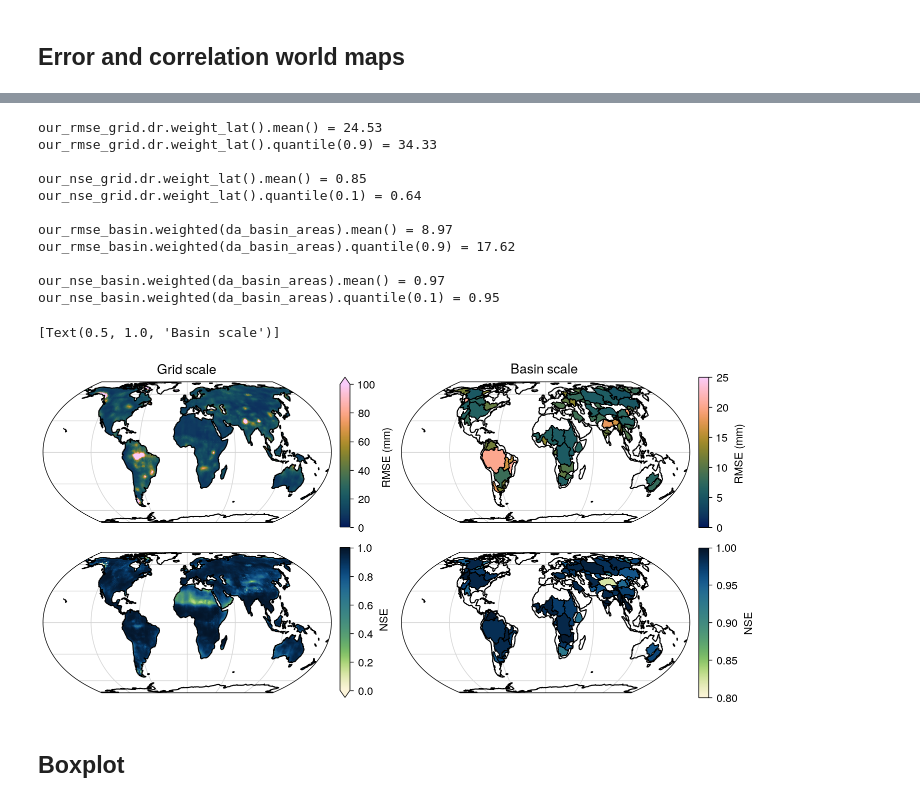
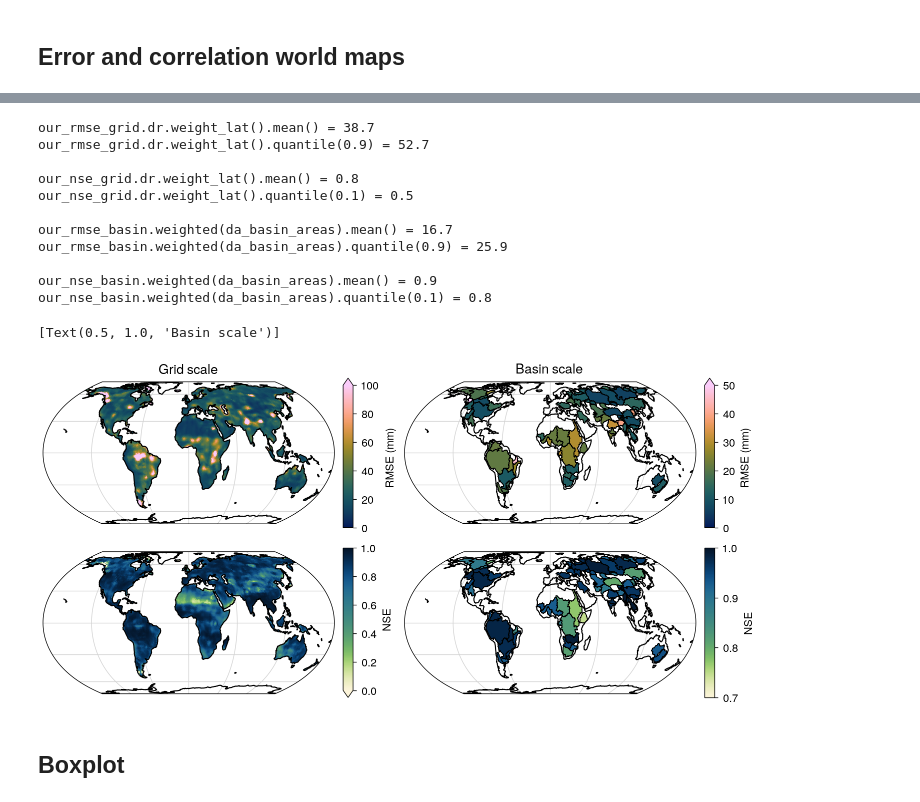
Before and after one commit to lqgentner/deeprec, a Jupyter notebook: notebooks/21-paper-plots/grace-metrics.ipynb, the cells around one changed output, grey strips where cells are left out. Cells and saved outputs as stored; diff of their text form; code cells hidden in the pictures.

Commit message:
GRACE paper plot: Evaluate until 2023 for our rec and until 2019 for the global comparison (ours vs. others)

```diff
--- a/notebooks/21-paper-plots/grace-metrics.ipynb
+++ b/notebooks/21-paper-plots/grace-metrics.ipynb
@@ -81,9 +79,7 @@ our_name = "twsa_our"
 ds_grid = ds_all[[target_name, *eval_names]]
 # Only evaluate GRACE time
 ds_grid = ds_grid.sel(time=slice("2002", "2023")).compute()
-# Remove missing time steps - remove missing time steps in GRACE for all vars
-ds_grid = ds_grid.where(ds_grid.dr.time_notnull(), drop=True)
-print(len(ds_grid.time))
+
 # Calculate basin averages
 ds_basin: xr.Dataset = (
     # Select variables and time frame of interest
@@ -99,0 +97,10 @@ ds_basin: xr.Dataset = (
+# %%
+# Remove missing time steps - remove missing time steps in GRACE for all vars
+ds_grid_our = ds_grid[[target_name, our_name]]
+ds_grid_our = ds_grid_our.where(ds_grid_our.dr.time_notnull(), drop=True)
+
+ds_basin_our = ds_basin[[target_name, our_name]]
+ds_basin_our = ds_basin_our.where(ds_grid_our.dr.time_notnull(), drop=True)
+
+times_our = ds_grid_our.get_index("time")
+print(f"Period: {times_our[0].date()} to {times_our[-1].date()}")
@@ -99,0 +109,16 @@ ds_basin: xr.Dataset = (
+# %%
+# RMSE
+our_rmse_grid = metrics.rmse(
+    ds_grid_our[target_name], ds_grid_our[our_name], dim="time", skipna=True
+)
+our_rmse_basin = metrics.rmse(
+    ds_basin[target_name], ds_basin[our_name], dim="time", skipna=True
+)
+
+# NSE
+our_nse_grid = metrics.nse(
+    ds_grid_our[target_name], ds_grid_our[our_name], dim="time", skipna=True
+)
+our_nse_basin = metrics.nse(
+    ds_basin[target_name], ds_basin[our_name], dim="time", skipna=True
+)
@@ -113,11 +152,6 @@ da_nse_grid = metrics.nse(
 da_nse_basin = metrics.nse(
     ds_basin[target_name], ds_basin[eval_names], dim="time", skipna=True
 ).to_dataarray("model")
-# %%
-our_rmse_grid = da_rmse_grid.sel(model=our_name, drop=True)
-our_rmse_basin = da_rmse_basin.sel(model=our_name, drop=True)
-our_nse_grid = da_nse_grid.sel(model=our_name, drop=True)
-our_nse_basin = da_nse_basin.sel(model=our_name, drop=True)
 # %%
 rmse_kwargs = dict(
     cbar_kwargs=dict(
@@ -183,62 +217,62 @@ our_nse_basin.max() = 1.00
 # %%
-print(f"{our_rmse_grid.dr.weight_lat().mean() = :.2f}")
-print(f"{our_rmse_grid.dr.weight_lat().quantile(0.9) = :.2f}\n")
+print(f"{our_rmse_grid.dr.weight_lat().mean() = :.1f}")
+print(f"{our_rmse_grid.dr.weight_lat().quantile(0.9) = :.1f}\n")
 
-print(f"{our_nse_grid.dr.weight_lat().mean() = :.2f}")
-print(f"{our_nse_grid.dr.weight_lat().quantile(0.1) = :.2f}\n")
+print(f"{our_nse_grid.dr.weight_lat().mean() = :.1f}")
+print(f"{our_nse_grid.dr.weight_lat().quantile(0.1) = :.1f}\n")
 
-print(f"{our_rmse_basin.weighted(da_basin_areas).mean() = :.2f}")
-print(f"{our_rmse_basin.weighted(da_basin_areas).quantile(0.9) = :.2f}\n")
+print(f"{our_rmse_basin.weighted(da_basin_areas).mean() = :.1f}")
+print(f"{our_rmse_basin.weighted(da_basin_areas).quantile(0.9) = :.1f}\n")
 
-print(f"{our_nse_basin.weighted(da_basin_areas).mean() = :.2f}")
-print(f"{our_nse_basin.weighted(da_basin_areas).quantile(0.1) = :.2f}\n")
+print(f"{our_nse_basin.weighted(da_basin_areas).mean() = :.1f}")
+print(f"{our_nse_basin.weighted(da_basin_areas).quantile(0.1) = :.1f}\n")
 # %% [output]
-our_rmse_grid.dr.weight_lat().mean() = 24.53
-our_rmse_grid.dr.weight_lat().quantile(0.9) = 34.33
+our_rmse_grid.dr.weight_lat().mean() = 38.7
+our_rmse_grid.dr.weight_lat().quantile(0.9) = 52.7
 
-our_nse_grid.dr.weight_lat().mean() = 0.85
-our_nse_grid.dr.weight_lat().quantile(0.1) = 0.64
+our_nse_grid.dr.weight_lat().mean() = 0.8
+our_nse_grid.dr.weight_lat().quantile(0.1) = 0.5
 
-our_rmse_basin.weighted(da_basin_areas).mean() = 8.97
-our_rmse_basin.weighted(da_basin_areas).quantile(0.9) = 17.62
+our_rmse_basin.weighted(da_basin_areas).mean() = 16.7
+our_rmse_basin.weighted(da_basin_areas).quantile(0.9) = 25.9
 
-our_nse_basin.weighted(da_basin_areas).mean() = 0.97
-our_nse_basin.weighted(da_basin_areas).quantile(0.1) = 0.95
+our_nse_basin.weighted(da_basin_areas).mean() = 0.9
+our_nse_basin.weighted(da_basin_areas).quantile(0.1) = 0.8
 # %%
 fig, axs = plt.subplots(
     2, 2, subplot_kw={"projection": ccrs.EqualEarth()}, figsize=(7.2, 3.5)
 )
 
 # Grid scale plots
 our_rmse_grid.dr.projplot(vmin=0, vmax=100, ax=axs[0][0], **rmse_kwargs)
 our_nse_grid.dr.projplot(vmin=0.0, vmax=1.0, ax=axs[1][0], **nse_kwargs)
 
 # Basin scale plots
 our_rmse_basin.dr.projplot_basins(
     our_rmse_grid,
     vmin=0,
-    vmax=25,
+    vmax=50,
     ax=axs[0][1],
     **rmse_kwargs,
 )
 our_nse_basin.dr.projplot_basins(
     our_nse_grid,
-    vmin=0.8,
+    vmin=0.7,
     vmax=1.0,
     ax=axs[1][1],
     **nse_kwargs,
 )
 
 # Add basinlines
 for ax in [axs[0][1], axs[1][1]]:
     gdf_basin_shapes.dr.projplot(ax=ax, **basinlines_kwargs)
 
 # Titles
 axs[0][0].set(title="Grid scale")
 axs[0][1].set(title="Basin scale")
 # %% [output]
 [Text(0.5, 1.0, 'Basin scale')]
-[figure, old version]
+[figure, new version]
 # %% [markdown]
 ## Boxplot
 # %%
```
Also changed, not shown: parts of 15 cells of this notebook.
